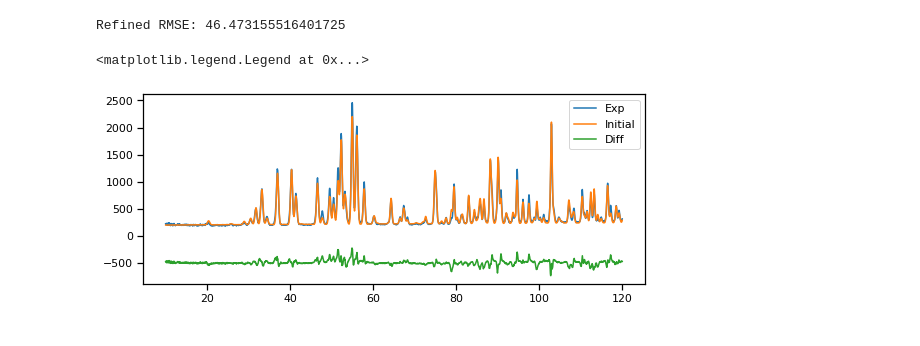
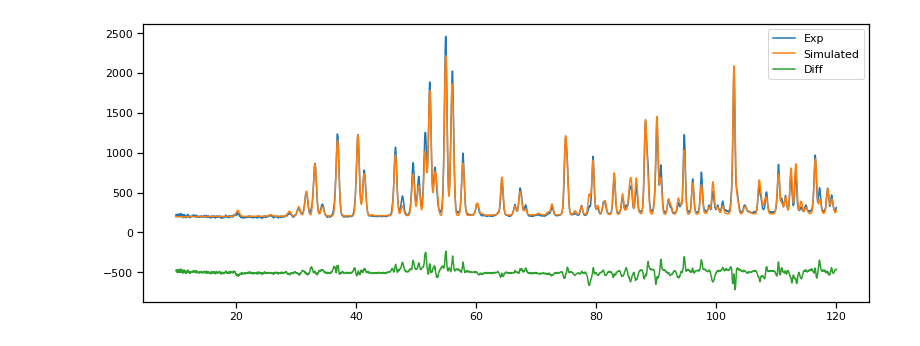
Before and after one commit to EasyScience/EasyDiffractionLibDocs, a Jupyter notebook: content/tutorials/advanced/refinement_bumps_dream.ipynb, the cells around one changed output. Drawn from its saved outputs; the diff is of its cells as text; code cells hidden in the pictures.

```diff
--- a/content/tutorials/advanced/refinement_bumps_dream.ipynb
+++ b/content/tutorials/advanced/refinement_bumps_dream.ipynb
@@ -157,15 +197,10 @@ print_parameters(job)
 # %%
-# refined result
-y_refined = calculator.fit_func(meas_x)
-rmse_refined = compute_rmse(meas_y, y_refined)
-print('Refined RMSE:', rmse_refined)
-
-fig = plt.figure(figsize=(9, 3.5))
+# plot refined diffraction pattern
+fig = plt.figure(figsize=(11, 4.5))
 plt.plot(meas_x, meas_y, label='Exp')
-plt.plot(meas_x, y_refined, label='Initial')
+plt.plot(meas_x, y_refined, label='Simulated')
 plt.plot(meas_x, meas_y - y_refined-500, label='Diff')
 plt.legend()
+fig.tight_layout()
 # %% [output]
-Refined RMSE: 46.473155516401725
-<matplotlib.legend.Legend at 0x...>
-[figure, old version]
+[figure, new version]
```
Also changed, not shown: parts of 28 cells of this notebook, 5 other files.
